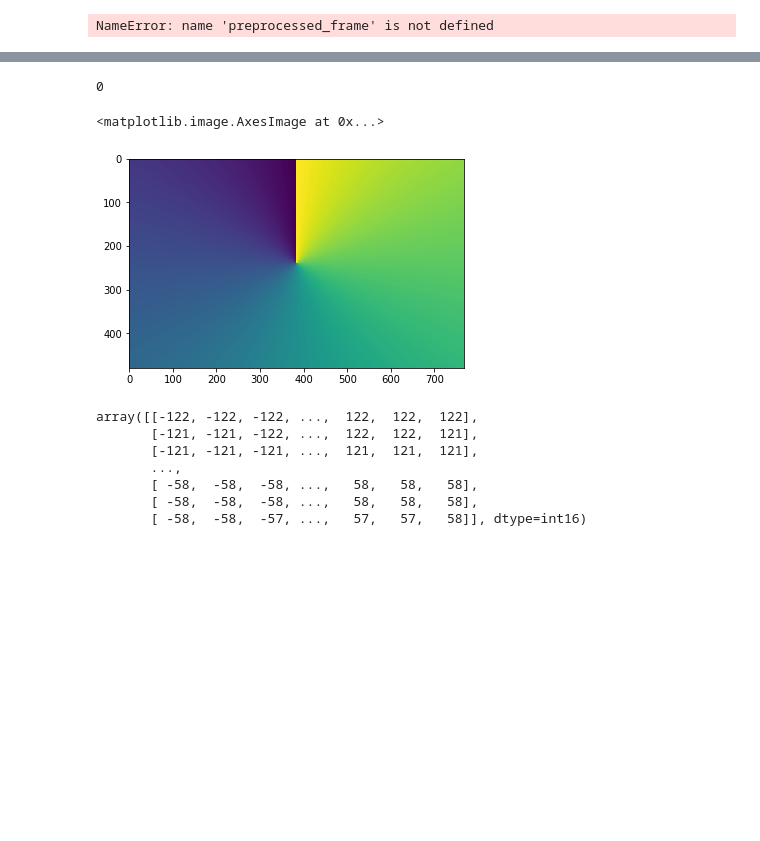
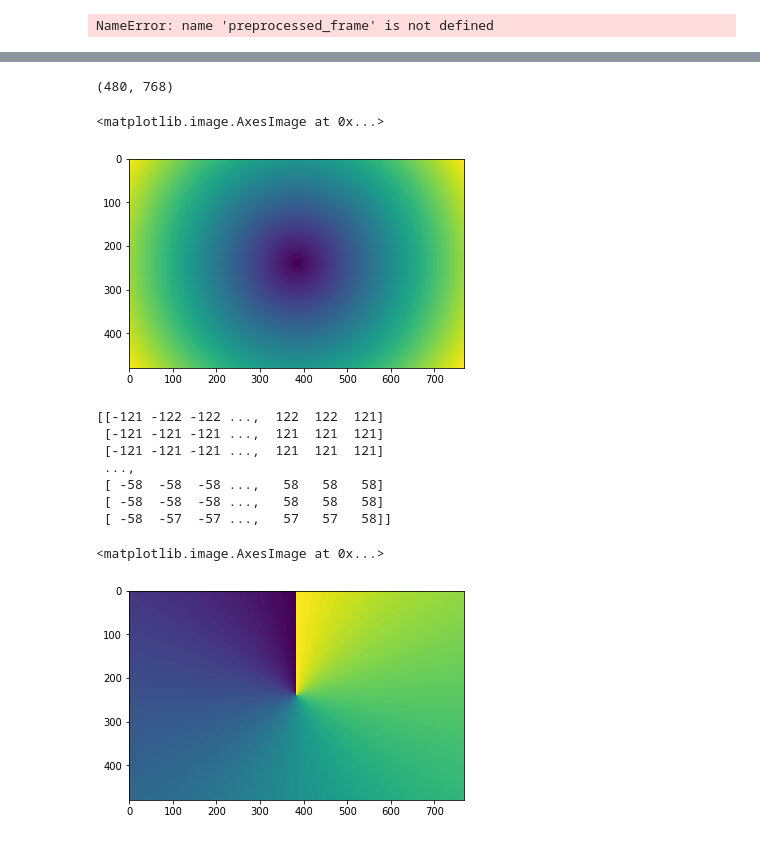
Before and after one commit to nomad1125/hehag0n, a Jupyter notebook: Sandbox.ipynb, the cells around one changed output, grey strips where cells are left out. Cells and saved outputs as stored; diff of their text form; code cells hidden in the pictures; blank space fills up the shorter version.

```diff
--- a/Sandbox.ipynb
+++ b/Sandbox.ipynb
@@ -202,21 +166,52 @@ def angles_to_center(points, center):
+# %%
+def meshgrid_around_center_for_shape(shape):
+    # Y
+    if shape[0] % 2 == 0:
+        half_y = shape[0] // 2
+        y_offset = np.arange(-half_y + 1, half_y, 1)
+        y = np.r_[y_offset[:half_y], [0], y_offset[half_y:]]
+    else:
+        y = np.arange(-(shape[0] // 2), shape[0] // 2 + 1, 1)
+    # X
+    if shape[1] % 2 == 0:
+        half_x = shape[1] // 2
+        x_offset = np.arange(-half_x + 1, half_x, 1)
+        x = np.r_[x_offset[:half_x], [0], x_offset[half_x:]]
+    else:
+        x = np.arange(-(shape[1] // 2), shape[1] // 2 + 1, 1)
+
+    return np.meshgrid(x, y)
+
+def distances_to_center(shape):
+    x, y = meshgrid_around_center_for_shape(shape)
+    points = np.array([y, x])
+
+    return np.linalg.norm(points, axis=0)
+
+def angles_to_center(shape):
+    x, y = meshgrid_around_center_for_shape(shape)
+    return np.rad2deg(np.arctan2(x, y)).astype("int16")
+# %%
+frame_distances = distances_to_center(bw_frame.shape)
+print(frame_distances.shape)
+plt.imshow(frame_distances)
+# %% [output]
+(480, 768)
+<matplotlib.image.AxesImage at 0x...>
+[figure, added]
 # %%
-frame_angles = angles_to_center(np.indices(bw_frame.shape), np.array(center))
-print(frame_angles[400, center[1]])
-
+frame_angles = angles_to_center(bw_frame.shape)
+print(frame_angles)
 plt.imshow(frame_angles)
 # %% [output]
-0
+[[-121 -122 -122 ...,  122  122  121]
+ [-121 -121 -121 ...,  121  121  121]
+ [-121 -121 -121 ...,  121  121  121]
+ ...,
+ [ -58  -58  -58 ...,   58   58   58]
+ [ -58  -58  -58 ...,   58   58   58]
+ [ -58  -57  -57 ...,   57   57   58]]
 <matplotlib.image.AxesImage at 0x...>
 [figure]
-# %%
-frame_angles
-# %% [output]
-array([[-122, -122, -122, ...,  122,  122,  122],
-       [-121, -121, -122, ...,  122,  122,  121],
-       [-121, -121, -121, ...,  121,  121,  121],
-       ...,
-       [ -58,  -58,  -58, ...,   58,   58,   58],
-       [ -58,  -58,  -58, ...,   58,   58,   58],
-       [ -58,  -58,  -57, ...,   57,   57,   58]], dtype=int16)
 # %%
 from plugins.SuperHexagonGameAgentPlugin.files.helpers.frame_processing import *
```
Also changed, not shown: parts of 19 cells of this notebook, 9 other files.
